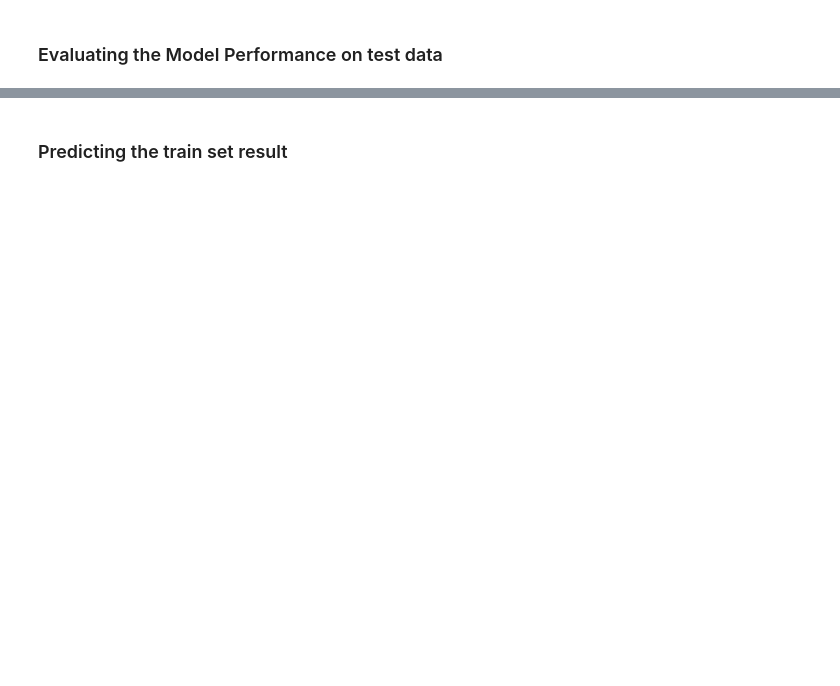
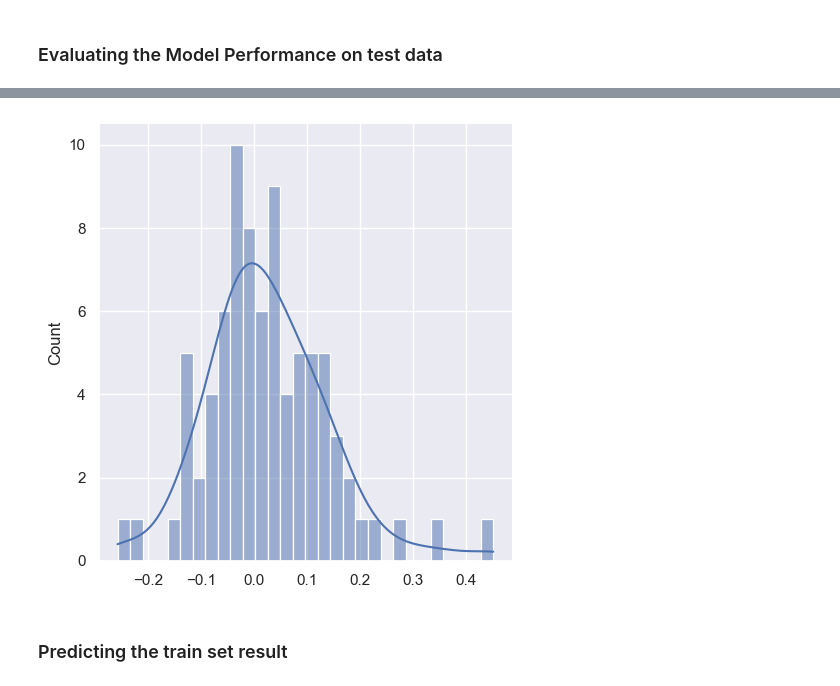
Before and after one commit to pooyanosk1382/ML, a Jupyter notebook: Assignment1/Real State/realState.ipynb, the cells around one changed output, grey strips where cells are left out. Drawn from its saved outputs; the diff is of its cells as text; code cells hidden in the pictures; blank space fills up the shorter version.

```diff
--- a/Assignment1/Real State/realState.ipynb
+++ b/Assignment1/Real State/realState.ipynb
@@ -476,3 +489,7 @@ MAE = 0.07767378863040053
+# %%
+sns.displot(RESTest, bins=30, kde=True);
+# %% [output]
+[figure, added]
 # %% [markdown]
 ### Predicting the train set result
 # %%
```
Also changed, not shown: parts of 11 cells of this notebook.
